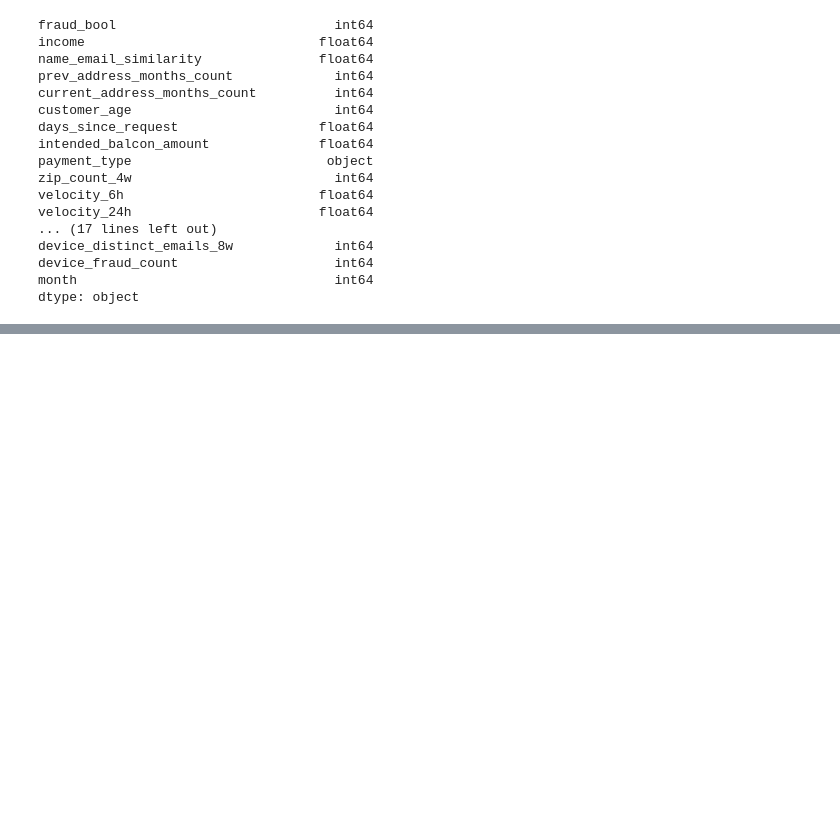
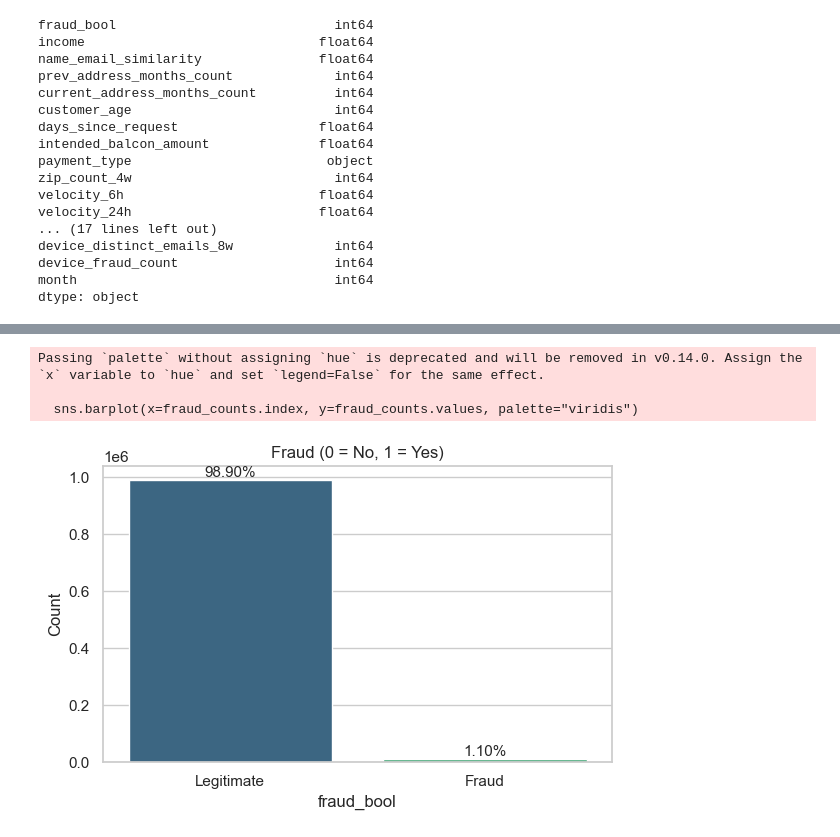
Before and after one commit to jenuzho/Bank-Fraud-Detection, a Jupyter notebook: src/FraudCatcher.ipynb, the cells around one changed output, grey strips where cells are left out. Drawn from its saved outputs; the diff is of its cells as text; code cells hidden in the pictures; blank space fills up the shorter version.

Commit message:
TARGET VARIABLE FRAUD BOOL

```diff
--- a/src/FraudCatcher.ipynb
+++ b/src/FraudCatcher.ipynb
@@ -196,0 +287,31 @@ df.describe().transpose()
+# %%
+# Clean style
+sns.set(style="whitegrid")
+
+# Count the values of the target variable
+fraud_counts = df["fraud_bool"].value_counts().sort_index()
+
+# Calculate percentages
+fraud_percent = df["fraud_bool"].value_counts(normalize=True).sort_index() * 100
+
+# Bar plot of the distribution
+plt.figure(figsize=(6,4))
+sns.barplot(x=fraud_counts.index, y=fraud_counts.values, palette="viridis")
+
+# Annotate bars with percentages
+for i, count in enumerate(fraud_counts.values):
+    pct = fraud_percent.values[i]
+    plt.text(i, count + 500, f"{pct:.2f}%", ha='center', va='bottom', fontsize=11)
+
+# Formatting
+plt.title("Distribution of Target Variable: fraud_bool", fontsize=14)
+plt.title("Fraud (0 = No, 1 = Yes)")
+plt.ylabel("Count")
+plt.xticks([0,1], ["Legitimate", "Fraud"])
+plt.tight_layout()
+plt.show()
+# %% [output]
+Passing `palette` without assigning `hue` is deprecated and will be removed in v0.14.0. Assign the `x` variable to `hue` and set `legend=False` for the same effect.
+
+  sns.barplot(x=fraud_counts.index, y=fraud_counts.values, palette="viridis")
+[figure, added]
```
Also changed, not shown: parts of 9 cells of this notebook.
